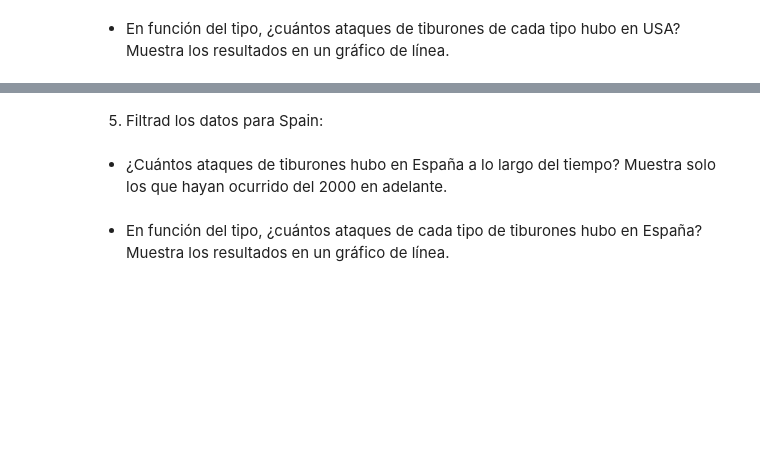
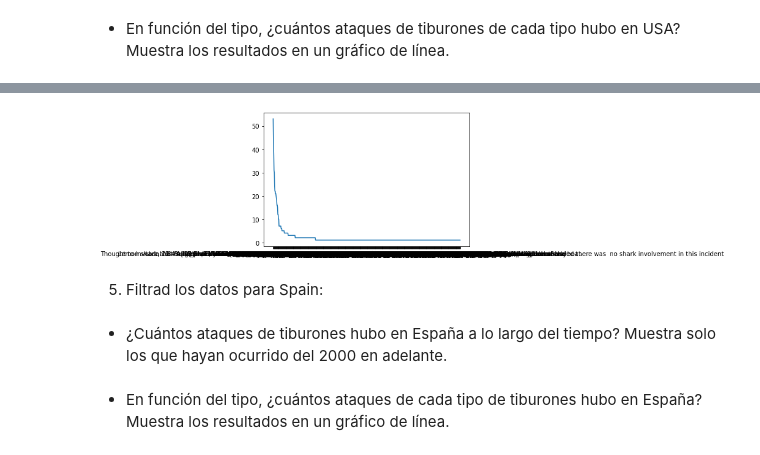
Before and after one commit to Adalab/DA-PromoC-modulo2-sprint1-VannaMina, a Jupyter notebook: VISUALIZACIÓN/1-Matplotlib-1.ipynb, the cells around one changed output, grey strips where cells are left out. Drawn from its saved outputs; the diff is of its cells as text; code cells hidden in the pictures; blank space fills up the shorter version.

```diff
--- a/VISUALIZACIÓN/1-Matplotlib-1.ipynb
+++ b/VISUALIZACIÓN/1-Matplotlib-1.ipynb
@@ -121,2 +163,6 @@ memory usage: 668.8+ KB
 # %% [markdown]
 - En función del tipo, ¿cuántos ataques de tiburones de cada tipo hubo en USA? Muestra los resultados en un gráfico de línea.
+# %%
+cantidad_especies = estado_usa["species_"].value_counts()
+la = list(cantidad_especies.index)
+le = list(np.array(cantidad_especies))
@@ -123,3 +228,9 @@ memory usage: 668.8+ KB
+# %%
+plt.figure()
+plt.plot(la, le)
+plt.show()
+# %% [output]
+[figure, added]
 # %% [markdown]
 5. Filtrad los datos para Spain:
 # %% [markdown]
```
Also changed, not shown: parts of 11 cells of this notebook, 5 other files.
